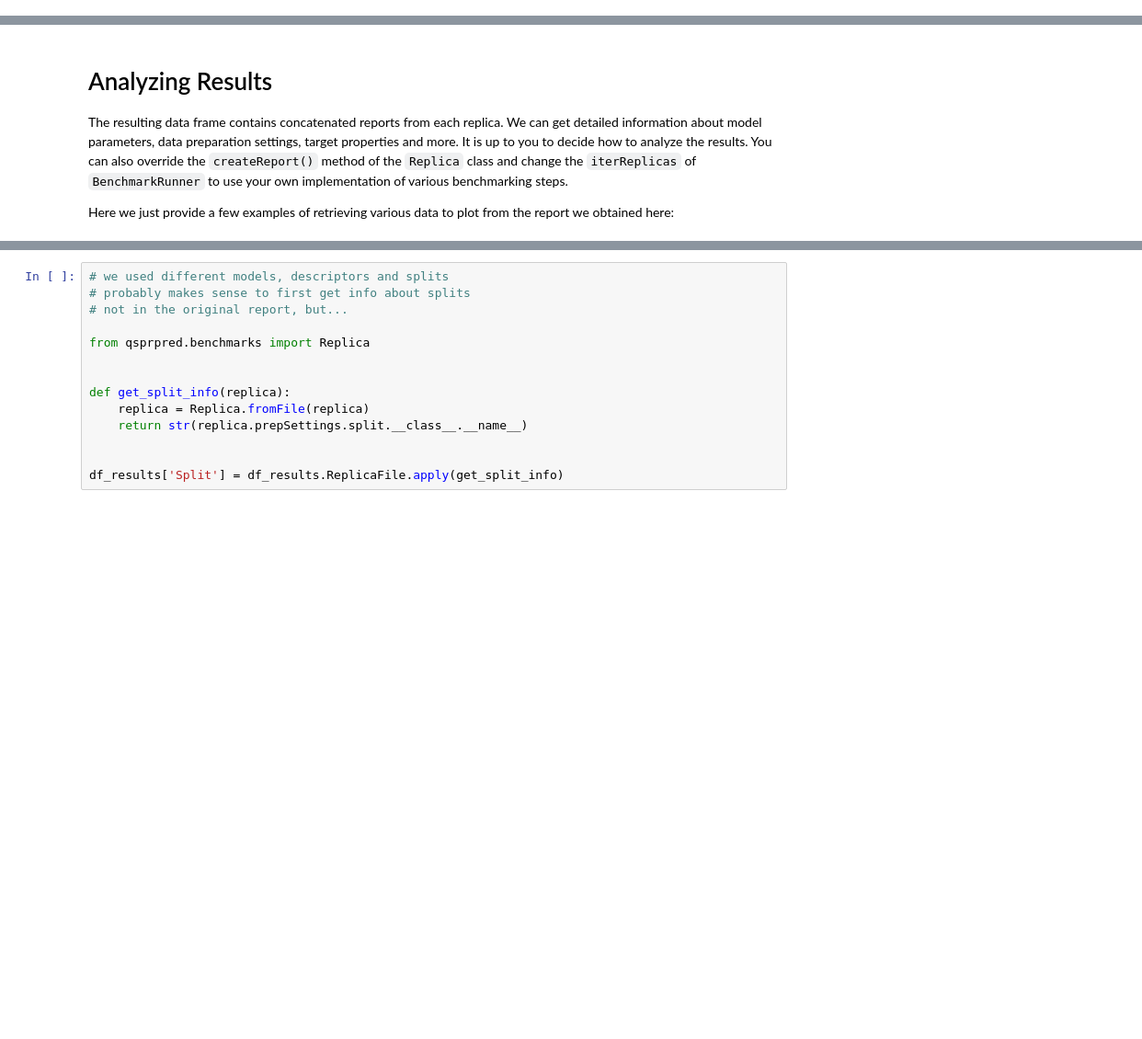
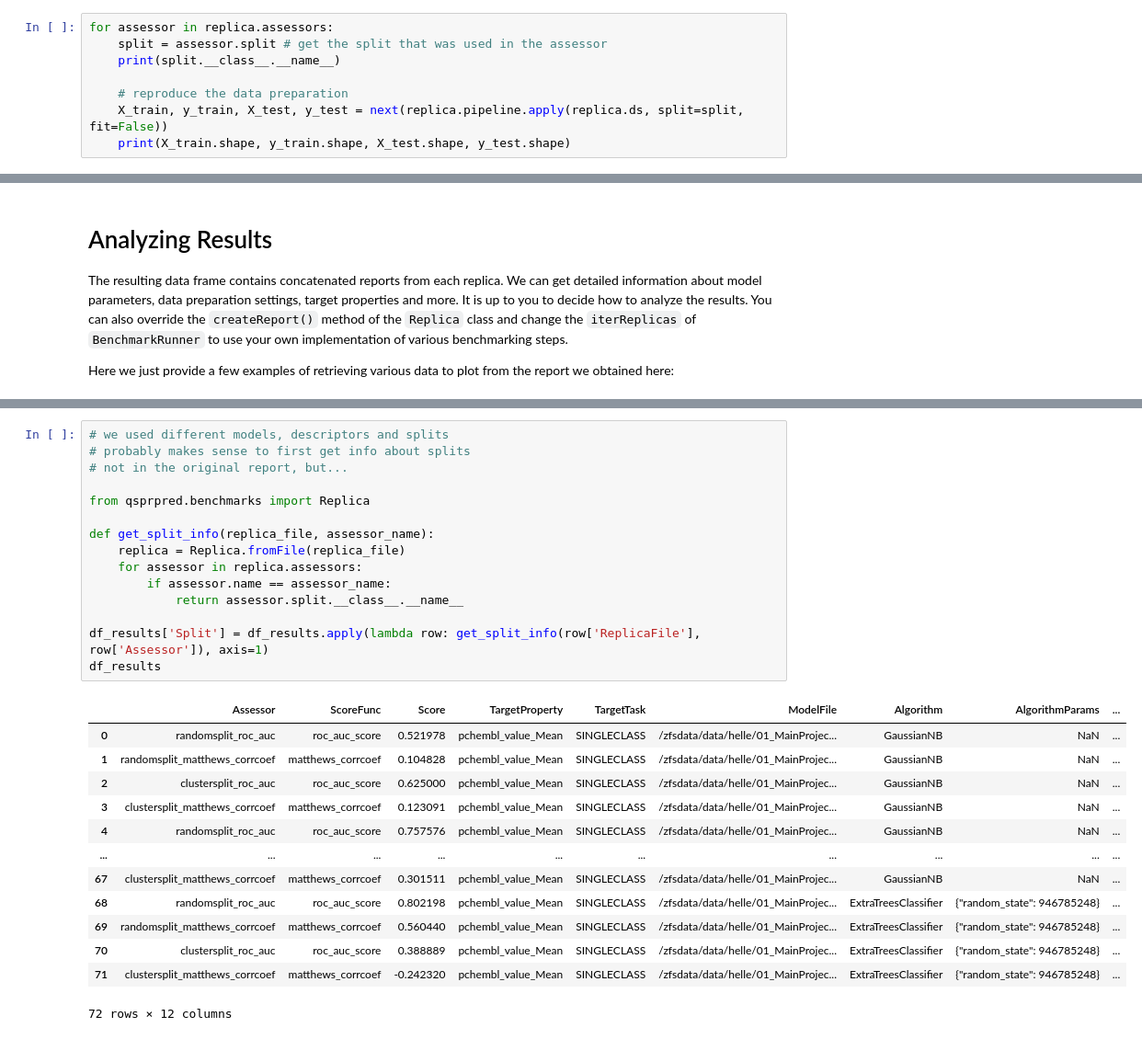
Before and after one commit to CDDLeiden/QSPRpred, a Jupyter notebook: tutorials/basics/other/benchmarking.ipynb, the cells around one changed output, grey strips where cells are left out. Shown at 92% size. Saved outputs shown, nothing was run; the diff lists cells and outputs as text; blank space fills up the shorter version.

```diff
--- a/tutorials/basics/other/benchmarking.ipynb
+++ b/tutorials/basics/other/benchmarking.ipynb
@@ -340,0 +341,8 @@ train.shape, test.shape
+# %%
+for assessor in replica.assessors:
+    split = assessor.split # get the split that was used in the assessor
+    print(split.__class__.__name__)
+
+    # reproduce the data preparation
+    X_train, y_train, X_test, y_test = next(replica.pipeline.apply(replica.ds, split=split, fit=False))
+    print(X_train.shape, y_train.shape, X_test.shape, y_test.shape)
@@ -401,17 +422,32 @@ df_results
 # %%
 # we used different models, descriptors and splits
 # probably makes sense to first get info about splits
 # not in the original report, but...
 
 from qsprpred.benchmarks import Replica
 
+def get_split_info(replica_file, assessor_name):
+    replica = Replica.fromFile(replica_file)
+    for assessor in replica.assessors:
+        if assessor.name == assessor_name:
+            return assessor.split.__class__.__name__
 
-def get_split_info(replica):
-    replica = Replica.fromFile(replica)
-    return str(replica.prepSettings.split.__class__.__name__)
-
-
-df_results['Split'] = df_results.ReplicaFile.apply(get_split_info)
+df_results['Split'] = df_results.apply(lambda row: get_split_info(row['ReplicaFile'], row['Assessor']), axis=1)
+df_results
+# %% [output]
+|  | Assessor | ScoreFunc | Score | TargetProperty | TargetTask | ModelFile | Algorithm | AlgorithmParams | ... |
+| 0 | randomsplit_roc_auc | roc_auc_score | 0.521978 | pchembl_value_Mean | SINGLECLASS | /zfsdata/data/helle/01_MainProjec... | GaussianNB | NaN | ... |
+| 1 | randomsplit_matthews_corrcoef | matthews_corrcoef | 0.104828 | pchembl_value_Mean | SINGLECLASS | /zfsdata/data/helle/01_MainProjec... | GaussianNB | NaN | ... |
+| 2 | clustersplit_roc_auc | roc_auc_score | 0.625000 | pchembl_value_Mean | SINGLECLASS | /zfsdata/data/helle/01_MainProjec... | GaussianNB | NaN | ... |
+| 3 | clustersplit_matthews_corrcoef | matthews_corrcoef | 0.123091 | pchembl_value_Mean | SINGLECLASS | /zfsdata/data/helle/01_MainProjec... | GaussianNB | NaN | ... |
+| 4 | randomsplit_roc_auc | roc_auc_score | 0.757576 | pchembl_value_Mean | SINGLECLASS | /zfsdata/data/helle/01_MainProjec... | GaussianNB | NaN | ... |
+| ... | ... | ... | ... | ... | ... | ... | ... | ... | ... |
+| 67 | clustersplit_matthews_corrcoef | matthews_corrcoef | 0.301511 | pchembl_value_Mean | SINGLECLASS | /zfsdata/data/helle/01_MainProjec... | GaussianNB | NaN | ... |
+| 68 | randomsplit_roc_auc | roc_auc_score | 0.802198 | pchembl_value_Mean | SINGLECLASS | /zfsdata/data/helle/01_MainProjec... | ExtraTreesClassifier | {"random_state": 946785248} | ... |
+| 69 | randomsplit_matthews_corrcoef | matthews_corrcoef | 0.560440 | pchembl_value_Mean | SINGLECLASS | /zfsdata/data/helle/01_MainProjec... | ExtraTreesClassifier | {"random_state": 946785248} | ... |
+| 70 | clustersplit_roc_auc | roc_auc_score | 0.388889 | pchembl_value_Mean | SINGLECLASS | /zfsdata/data/helle/01_MainProjec... | ExtraTreesClassifier | {"random_state": 946785248} | ... |
+| 71 | clustersplit_matthews_corrcoef | matthews_corrcoef | -0.242320 | pchembl_value_Mean | SINGLECLASS | /zfsdata/data/helle/01_MainProjec... | ExtraTreesClassifier | {"random_state": 946785248} | ... |
+72 rows × 12 columns
 # %%
 # we have info about data set, which is ok to describe our combination of descriptors
 df_results['Descriptors'] = df_results['DataSet'].apply(
```
Also changed, not shown: parts of 18 cells of this notebook, 3 other files.
